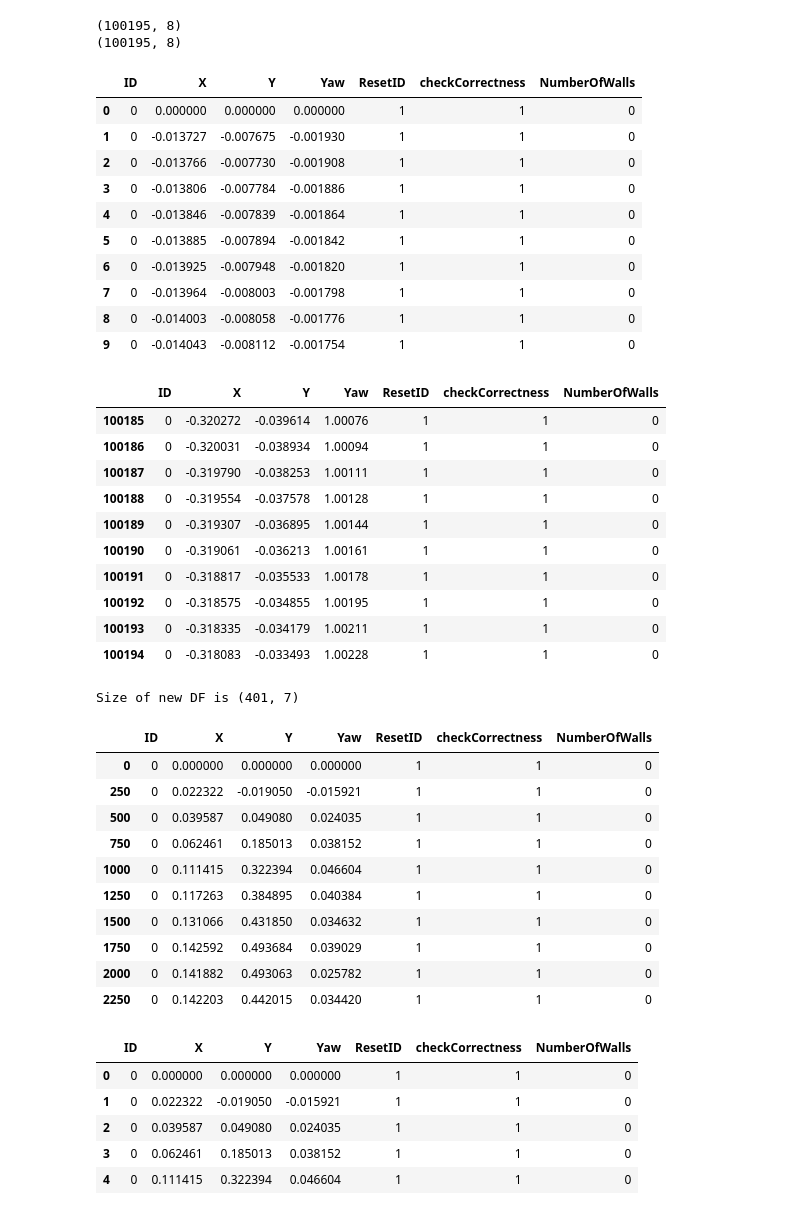
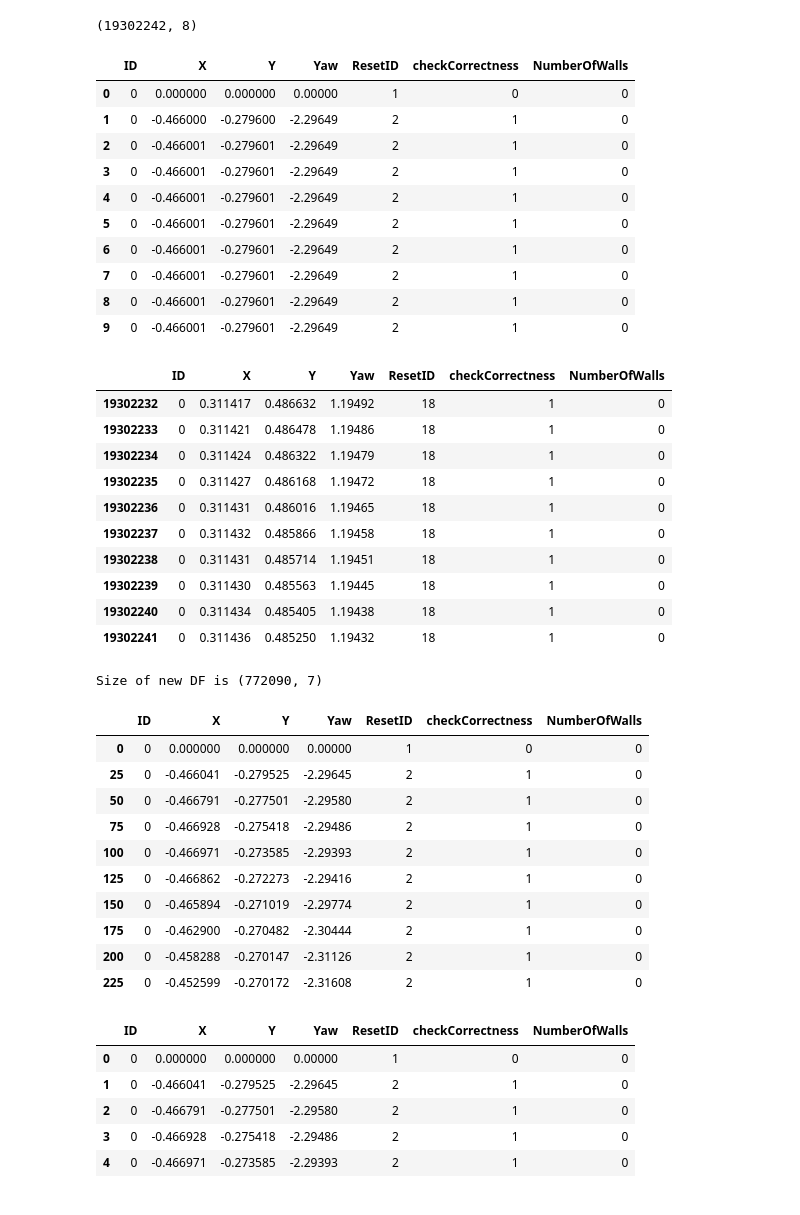
Before and after one commit to alexandroid000/self-assembly, a Jupyter notebook: dataAnalysis/deliver/2018-07-22-jw-weaselball_analysis.ipynb, the cells around one changed output. Saved outputs shown, nothing was run; the diff lists cells and outputs as text; code cells hidden in the pictures.

```diff
--- a/dataAnalysis/deliver/2018-07-22-jw-weaselball_analysis.ipynb
+++ b/dataAnalysis/deliver/2018-07-22-jw-weaselball_analysis.ipynb
@@ -13,6 +8,6 @@ The version_information extension is already loaded. To reload it, use:
 # %%
 FLOAT_ERROR_TOLERANCE = 0.00000000001 #See IEEE 754 for why a floating point is never perfect
-df_strings = ['../data/08-10-2018_09-24-59.csv']
+df_strings = ['../data/08-11-2018_17-59-32.csv','../data/08-11-2018_17-59-39.csv' ]
 frames = []
 for csv in df_strings:
     temp = pd.read_csv(csv,index_col=False )
@@ -24,52 +19,51 @@ df = df.dropna() #Get rid of any rows with NA in it.
 df = df.apply(pd.to_numeric)
 df.head(10)
 # %% [output]
-(100195, 8)
-(100195, 8)
+(19302242, 8)
 |  | ID | X | Y | Yaw | ResetID | checkCorrectness | NumberOfWalls |
-| 0 | 0 | 0.000000 | 0.000000 | 0.000000 | 1 | 1 | 0 |
-| 1 | 0 | -0.013727 | -0.007675 | -0.001930 | 1 | 1 | 0 |
-| 2 | 0 | -0.013766 | -0.007730 | -0.001908 | 1 | 1 | 0 |
-| 3 | 0 | -0.013806 | -0.007784 | -0.001886 | 1 | 1 | 0 |
-| 4 | 0 | -0.013846 | -0.007839 | -0.001864 | 1 | 1 | 0 |
-| 5 | 0 | -0.013885 | -0.007894 | -0.001842 | 1 | 1 | 0 |
-| 6 | 0 | -0.013925 | -0.007948 | -0.001820 | 1 | 1 | 0 |
-| 7 | 0 | -0.013964 | -0.008003 | -0.001798 | 1 | 1 | 0 |
-| 8 | 0 | -0.014003 | -0.008058 | -0.001776 | 1 | 1 | 0 |
-| 9 | 0 | -0.014043 | -0.008112 | -0.001754 | 1 | 1 | 0 |
+| 0 | 0 | 0.000000 | 0.000000 | 0.00000 | 1 | 0 | 0 |
+| 1 | 0 | -0.466000 | -0.279600 | -2.29649 | 2 | 1 | 0 |
+| 2 | 0 | -0.466001 | -0.279601 | -2.29649 | 2 | 1 | 0 |
+| 3 | 0 | -0.466001 | -0.279601 | -2.29649 | 2 | 1 | 0 |
+| 4 | 0 | -0.466001 | -0.279601 | -2.29649 | 2 | 1 | 0 |
+| 5 | 0 | -0.466001 | -0.279601 | -2.29649 | 2 | 1 | 0 |
+| 6 | 0 | -0.466001 | -0.279601 | -2.29649 | 2 | 1 | 0 |
+| 7 | 0 | -0.466001 | -0.279601 | -2.29649 | 2 | 1 | 0 |
+| 8 | 0 | -0.466001 | -0.279601 | -2.29649 | 2 | 1 | 0 |
+| 9 | 0 | -0.466001 | -0.279601 | -2.29649 | 2 | 1 | 0 |
 # %%
 df.tail(10)
 # %% [output]
 |  | ID | X | Y | Yaw | ResetID | checkCorrectness | NumberOfWalls |
-| 100185 | 0 | -0.320272 | -0.039614 | 1.00076 | 1 | 1 | 0 |
-| 100186 | 0 | -0.320031 | -0.038934 | 1.00094 | 1 | 1 | 0 |
-| 100187 | 0 | -0.319790 | -0.038253 | 1.00111 | 1 | 1 | 0 |
-| 100188 | 0 | -0.319554 | -0.037578 | 1.00128 | 1 | 1 | 0 |
-| 100189 | 0 | -0.319307 | -0.036895 | 1.00144 | 1 | 1 | 0 |
-| 100190 | 0 | -0.319061 | -0.036213 | 1.00161 | 1 | 1 | 0 |
-| 100191 | 0 | -0.318817 | -0.035533 | 1.00178 | 1 | 1 | 0 |
-| 100192 | 0 | -0.318575 | -0.034855 | 1.00195 | 1 | 1 | 0 |
-| 100193 | 0 | -0.318335 | -0.034179 | 1.00211 | 1 | 1 | 0 |
-| 100194 | 0 | -0.318083 | -0.033493 | 1.00228 | 1 | 1 | 0 |
+| 19302232 | 0 | 0.311417 | 0.486632 | 1.19492 | 18 | 1 | 0 |
+| 19302233 | 0 | 0.311421 | 0.486478 | 1.19486 | 18 | 1 | 0 |
+| 19302234 | 0 | 0.311424 | 0.486322 | 1.19479 | 18 | 1 | 0 |
+| 19302235 | 0 | 0.311427 | 0.486168 | 1.19472 | 18 | 1 | 0 |
+| 19302236 | 0 | 0.311431 | 0.486016 | 1.19465 | 18 | 1 | 0 |
+| 19302237 | 0 | 0.311432 | 0.485866 | 1.19458 | 18 | 1 | 0 |
+| 19302238 | 0 | 0.311431 | 0.485714 | 1.19451 | 18 | 1 | 0 |
+| 19302239 | 0 | 0.311430 | 0.485563 | 1.19445 | 18 | 1 | 0 |
+| 19302240 | 0 | 0.311434 | 0.485405 | 1.19438 | 18 | 1 | 0 |
+| 19302241 | 0 | 0.311436 | 0.485250 | 1.19432 | 18 | 1 | 0 |
 # %%
 #Sample the data
-SAMPLING_RATE = 250 #Keep 1 row for every SAMPLING_RATE
+SAMPLING_RATE = 25 #Keep 1 row for every SAMPLING_RATE
 df_sampled = df.iloc[::SAMPLING_RATE,:]
 print("Size of new DF is {}".format(df_sampled.shape))
 df_sampled.head(10)
 # %% [output]
-Size of new DF is (401, 7)
+Size of new DF is (772090, 7)
 |  | ID | X | Y | Yaw | ResetID | checkCorrectness | NumberOfWalls |
-| 0 | 0 | 0.000000 | 0.000000 | 0.000000 | 1 | 1 | 0 |
-| 250 | 0 | 0.022322 | -0.019050 | -0.015921 | 1 | 1 | 0 |
-| 500 | 0 | 0.039587 | 0.049080 | 0.024035 | 1 | 1 | 0 |
-| 750 | 0 | 0.062461 | 0.185013 | 0.038152 | 1 | 1 | 0 |
-| 1000 | 0 | 0.111415 | 0.322394 | 0.046604 | 1 | 1 | 0 |
-| 1250 | 0 | 0.117263 | 0.384895 | 0.040384 | 1 | 1 | 0 |
-| 1500 | 0 | 0.131066 | 0.431850 | 0.034632 | 1 | 1 | 0 |
-| 1750 | 0 | 0.142592 | 0.493684 | 0.039029 | 1 | 1 | 0 |
-| 2000 | 0 | 0.141882 | 0.493063 | 0.025782 | 1 | 1 | 0 |
-| 2250 | 0 | 0.142203 | 0.442015 | 0.034420 | 1 | 1 | 0 |
+| 0 | 0 | 0.000000 | 0.000000 | 0.00000 | 1 | 0 | 0 |
+| 25 | 0 | -0.466041 | -0.279525 | -2.29645 | 2 | 1 | 0 |
+| 50 | 0 | -0.466791 | -0.277501 | -2.29580 | 2 | 1 | 0 |
+| 75 | 0 | -0.466928 | -0.275418 | -2.29486 | 2 | 1 | 0 |
+| 100 | 0 | -0.466971 | -0.273585 | -2.29393 | 2 | 1 | 0 |
+| 125 | 0 | -0.466862 | -0.272273 | -2.29416 | 2 | 1 | 0 |
+| 150 | 0 | -0.465894 | -0.271019 | -2.29774 | 2 | 1 | 0 |
+| 175 | 0 | -0.462900 | -0.270482 | -2.30444 | 2 | 1 | 0 |
+| 200 | 0 | -0.458288 | -0.270147 | -2.31126 | 2 | 1 | 0 |
+| 225 | 0 | -0.452599 | -0.270172 | -2.31608 | 2 | 1 | 0 |
 # %%
 #Break data into 3 parts. S = {Near 2 Walls, Near 1 Wall, Near No Walls}
 #df2 = df_sampled.loc[df_sampled['ResetID'] % 3 == 2]
@@ -86,11 +80,11 @@ df_clean.index = range(df_clean.shape[0])
 df_clean.head()
 # %% [output]
 |  | ID | X | Y | Yaw | ResetID | checkCorrectness | NumberOfWalls |
-| 0 | 0 | 0.000000 | 0.000000 | 0.000000 | 1 | 1 | 0 |
-| 1 | 0 | 0.022322 | -0.019050 | -0.015921 | 1 | 1 | 0 |
-| 2 | 0 | 0.039587 | 0.049080 | 0.024035 | 1 | 1 | 0 |
-| 3 | 0 | 0.062461 | 0.185013 | 0.038152 | 1 | 1 | 0 |
-| 4 | 0 | 0.111415 | 0.322394 | 0.046604 | 1 | 1 | 0 |
+| 0 | 0 | 0.000000 | 0.000000 | 0.00000 | 1 | 0 | 0 |
+| 1 | 0 | -0.466041 | -0.279525 | -2.29645 | 2 | 1 | 0 |
+| 2 | 0 | -0.466791 | -0.277501 | -2.29580 | 2 | 1 | 0 |
+| 3 | 0 | -0.466928 | -0.275418 | -2.29486 | 2 | 1 | 0 |
+| 4 | 0 | -0.466971 | -0.273585 | -2.29393 | 2 | 1 | 0 |
 # %%
 #Clean up the data
 
```
Also changed, not shown: parts of 11 cells of this notebook, 5 other files.
